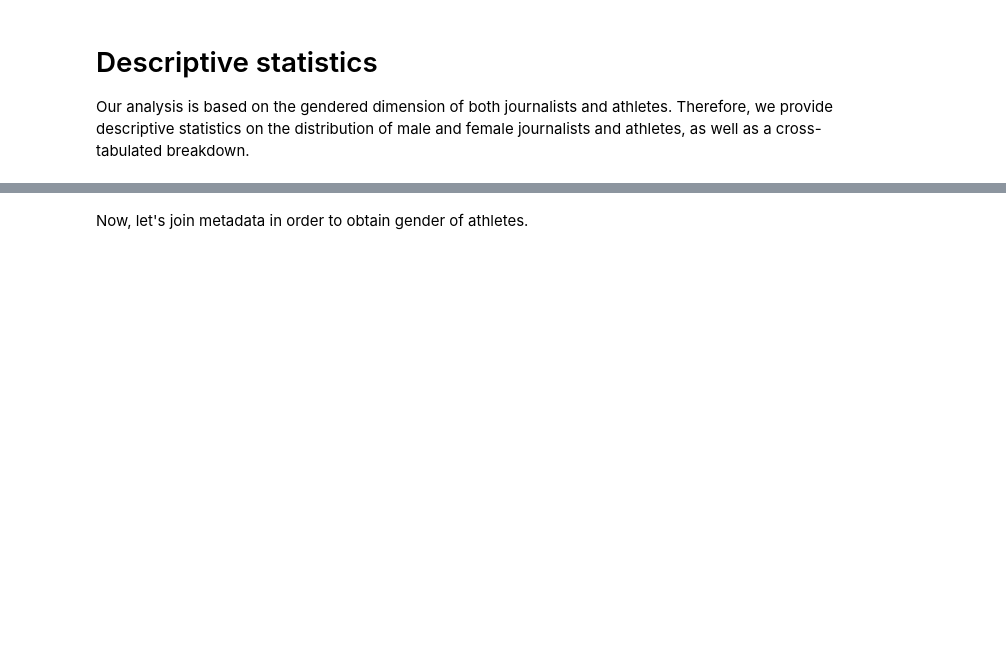
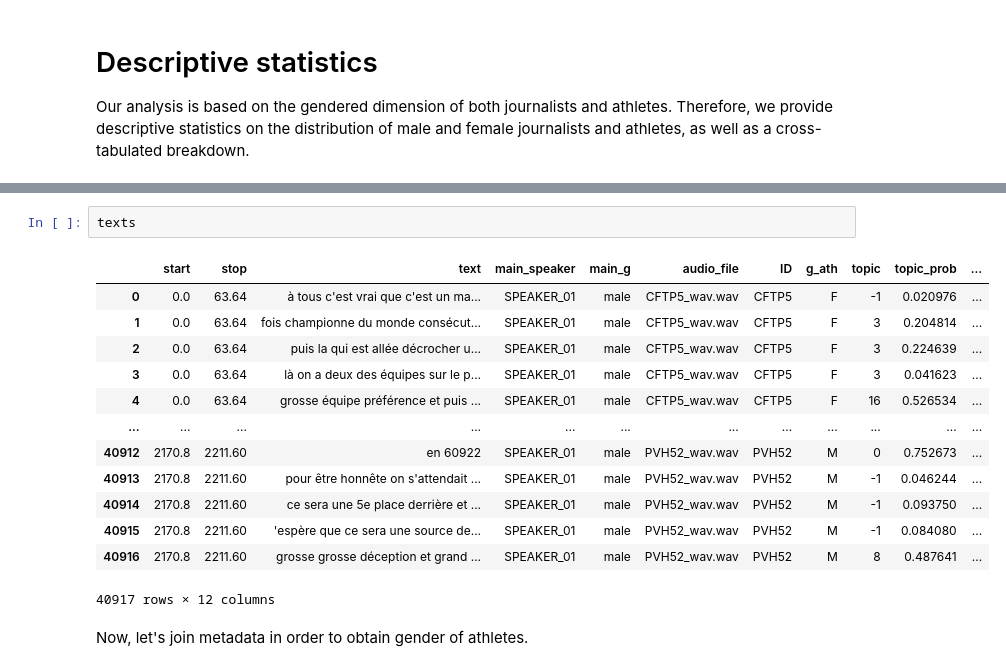
Before and after one commit to lucas-cumunel/PESSD-GBOGC, a Jupyter notebook: descriptive.ipynb, the cells around one changed output, grey strips where cells are left out. Saved outputs shown, nothing was run; the diff lists cells and outputs as text; blank space fills up the shorter version.

```diff
--- a/descriptive.ipynb
+++ b/descriptive.ipynb
@@ -17,3 +52,19 @@ for file in os.listdir(data_path) :
+# %%
+texts
+# %% [output]
+|  | start | stop | text | main_speaker | main_g | audio_file | ID | g_ath | topic | topic_prob | ... |
+| 0 | 0.0 | 63.64 | à tous c'est vrai que c'est un ma... | SPEAKER_01 | male | CFTP5_wav.wav | CFTP5 | F | -1 | 0.020976 | ... |
+| 1 | 0.0 | 63.64 | fois championne du monde consécut... | SPEAKER_01 | male | CFTP5_wav.wav | CFTP5 | F | 3 | 0.204814 | ... |
+| 2 | 0.0 | 63.64 | puis la qui est allée décrocher u... | SPEAKER_01 | male | CFTP5_wav.wav | CFTP5 | F | 3 | 0.224639 | ... |
+| 3 | 0.0 | 63.64 | là on a deux des équipes sur le p... | SPEAKER_01 | male | CFTP5_wav.wav | CFTP5 | F | 3 | 0.041623 | ... |
+| 4 | 0.0 | 63.64 | grosse équipe préférence et puis ... | SPEAKER_01 | male | CFTP5_wav.wav | CFTP5 | F | 16 | 0.526534 | ... |
+| ... | ... | ... | ... | ... | ... | ... | ... | ... | ... | ... | ... |
+| 40912 | 2170.8 | 2211.60 | en 60922 | SPEAKER_01 | male | PVH52_wav.wav | PVH52 | M | 0 | 0.752673 | ... |
+| 40913 | 2170.8 | 2211.60 | pour être honnête on s'attendait ... | SPEAKER_01 | male | PVH52_wav.wav | PVH52 | M | -1 | 0.046244 | ... |
+| 40914 | 2170.8 | 2211.60 | ce sera une 5e place derrière et ... | SPEAKER_01 | male | PVH52_wav.wav | PVH52 | M | -1 | 0.093750 | ... |
+| 40915 | 2170.8 | 2211.60 | 'espère que ce sera une source de... | SPEAKER_01 | male | PVH52_wav.wav | PVH52 | M | -1 | 0.084080 | ... |
+| 40916 | 2170.8 | 2211.60 | grosse grosse déception et grand ... | SPEAKER_01 | male | PVH52_wav.wav | PVH52 | M | 8 | 0.487641 | ... |
+40917 rows × 12 columns
 # %% [markdown]
 Now, let's join metadata in order to obtain gender of athletes.
 # %%
```
Also changed, not shown: parts of 5 cells of this notebook.
